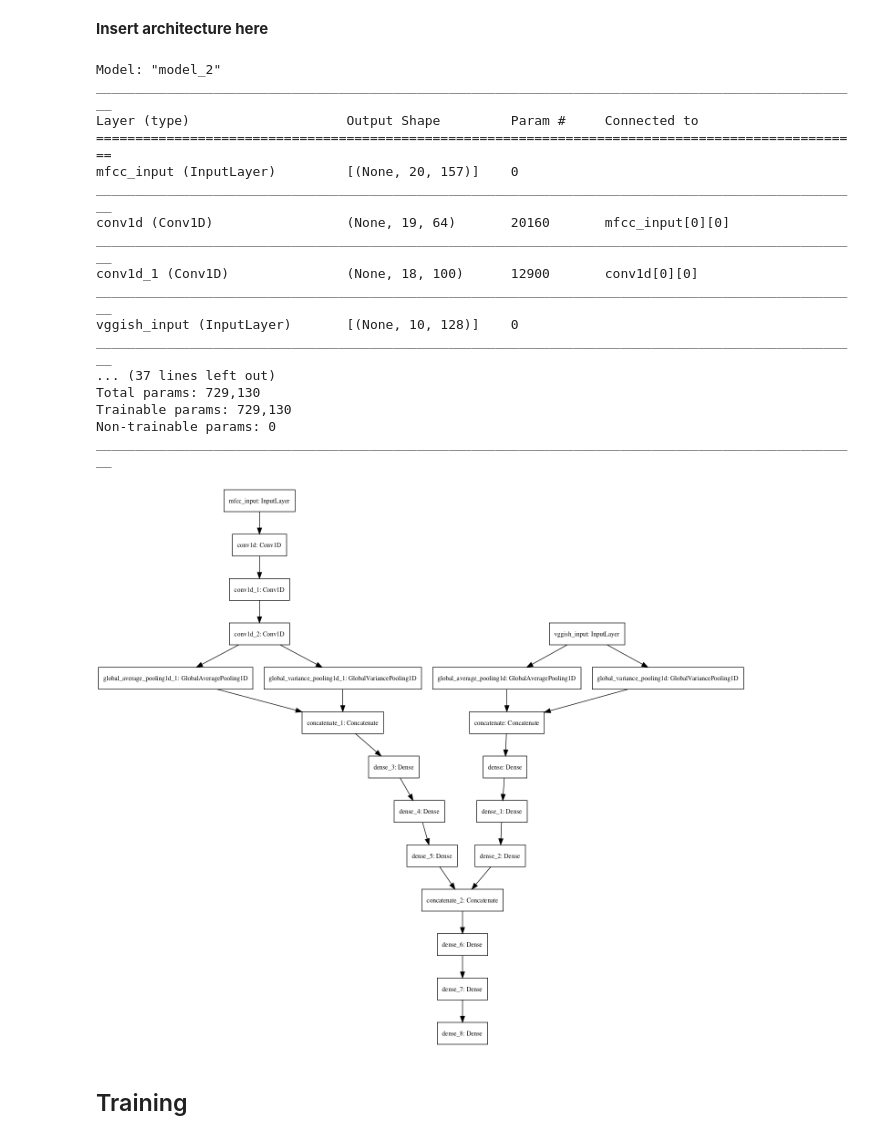
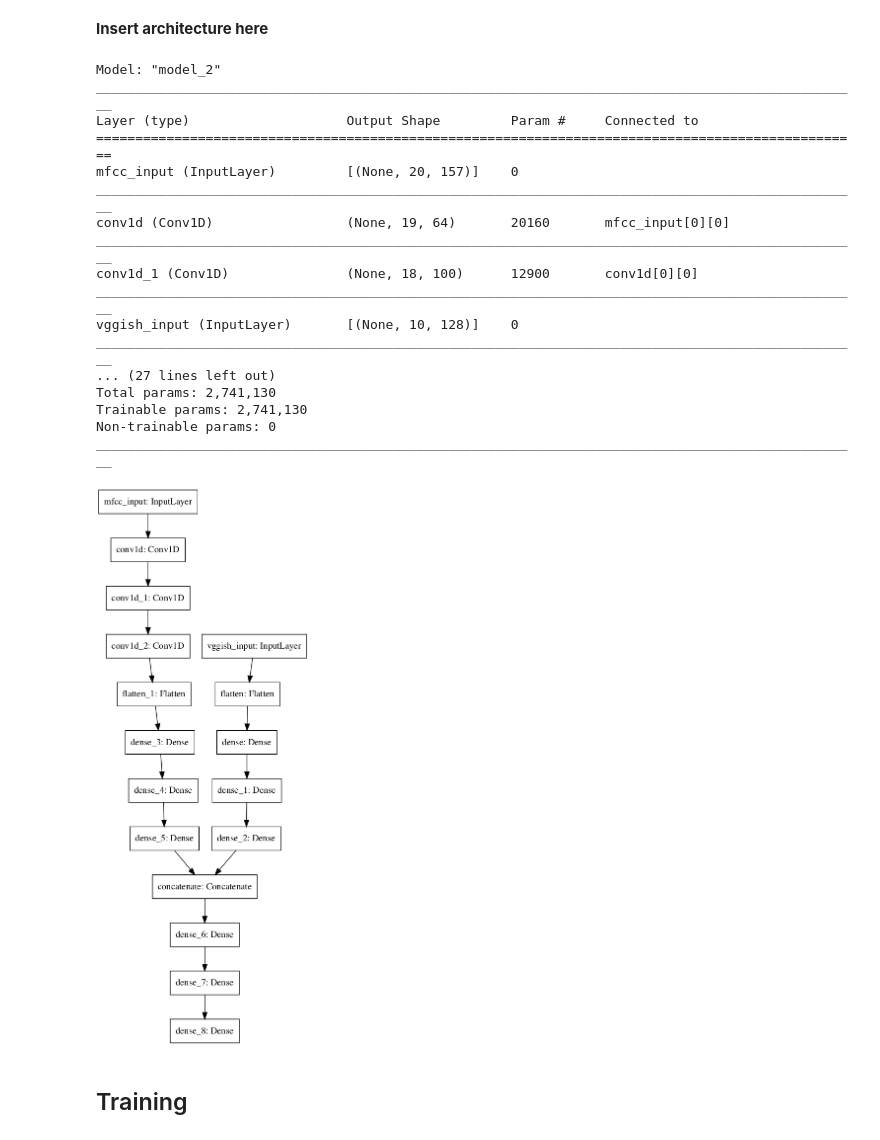
Before and after one commit to elilaird/CS83212-Advanced-Neural-Networks, a Jupyter notebook: Multi-Modal-Task/lab_3_report.ipynb, the cells around one changed output. Saved outputs shown, nothing was run; the diff lists cells and outputs as text; code cells hidden in the pictures.

Commit message:
fixed activations/x-vector

```diff
--- a/Multi-Modal-Task/lab_3_report.ipynb
+++ b/Multi-Modal-Task/lab_3_report.ipynb
@@ -351,17 +348,6 @@ from tensorflow.keras.utils import plot_model
 import pydot
 import graphviz
 
-# def create_nn():
-#     inputs = Input(shape=(10, 128), name='vggish_input')
-#     net = Flatten()(inputs)
-#     net = Dense(500, activation='relu')(net)
-#     net = Dense(250, activation='relu')(net)
-#     net = Dense(100, activation='relu')(net)
-
-#     model = Model(inputs, net)
-
-#     return model
-
 
 class GlobalVariancePooling1D(Layer):
     def __init__(self, **kwargs):
@@ -370,11 +356,14 @@ class GlobalVariancePooling1D(Layer):
     def call(self, x):
         return K.var(x, axis=1)
 
-def create_nn_x_vec():
+def create_nn(x_vec=False):
     inputs = Input(shape=(10, 128), name='vggish_input')
-    gap = GlobalAveragePooling1D()(inputs)
-    gvp = GlobalVariancePooling1D()(inputs)
-    net = concatenate([gap, gvp])
+    if x_vec:
+        gap = GlobalAveragePooling1D()(inputs)
+        gvp = GlobalVariancePooling1D()(inputs)
+        net = concatenate([gap, gvp])
+    else:
+        net = Flatten()(inputs)
     net = Dense(500, activation='relu')(net)
     net = Dense(250, activation='relu')(net)
     net = Dense(100, activation='relu')(net)
@@ -384,14 +373,17 @@ def create_nn_x_vec():
     return model
 
 
-def create_mfcc_nn():
+def create_mfcc_nn(x_vec=False):
     inputs = Input(shape=(20, 157), name='mfcc_input')
-    conv1 = Conv1D(filters=64, kernel_size=2, input_shape=(20,157))(inputs)
-    conv2 = Conv1D(filters=100, kernel_size=2)(conv1)
-    conv3 = Conv1D(filters=200, kernel_size=2)(conv2)
-    gap = GlobalAveragePooling1D()(conv3)
-    gvp = GlobalVariancePooling1D()(conv3)
-    net = concatenate([gap, gvp])
+    conv1 = Conv1D(filters=64, kernel_size=2, input_shape=(20,157), activation='relu')(inputs)
+    conv2 = Conv1D(filters=100, kernel_size=2, activation='relu')(conv1)
+    conv3 = Conv1D(filters=200, kernel_size=2, activation='relu')(conv2)
+    if x_vec:
+        gap = GlobalAveragePooling1D()(conv3)
+        gvp = GlobalVariancePooling1D()(conv3)
+        net = concatenate([gap, gvp])
+    else:
+        net = Flatten()(conv3)
     net = Dense(500, activation='relu')(net)
     net = Dense(250, activation='relu')(net)
     net = Dense(100, activation='relu')(net)
@@ -401,9 +393,9 @@ def create_mfcc_nn():
 
     return model
 
-def create_multi_modal_nn():
-    m1 = create_nn_x_vec()
-    m2 = create_mfcc_nn()
+def create_multi_modal_nn(x_vec=False):
+    m1 = create_nn(x_vec)
+    m2 = create_mfcc_nn(x_vec)
 
 
     net = tf.keras.layers.Concatenate()([m1.output, m2.output])
@@ -412,37 +404,37 @@ def create_multi_modal_nn():
     output = Dense(20, activation='linear')(net)
 
     model = Model(inputs=[m1.input, m2.input], outputs=[output])
 
     adam = Adam(1e-4)
     model.compile(loss='mse', optimizer=adam, metrics=['mse', 'mae'])
 
     return model
 
 
 
 multi_modal_nn = create_multi_modal_nn()
 multi_modal_nn.summary()
 
 plot_model(multi_modal_nn)
 # %% [output]
 Model: "model_2"
 __________________________________________________________________________________________________
 Layer (type)                    Output Shape         Param #     Connected to
 ==================================================================================================
 mfcc_input (InputLayer)         [(None, 20, 157)]    0
 __________________________________________________________________________________________________
 conv1d (Conv1D)                 (None, 19, 64)       20160       mfcc_input[0][0]
 __________________________________________________________________________________________________
 conv1d_1 (Conv1D)               (None, 18, 100)      12900       conv1d[0][0]
 __________________________________________________________________________________________________
 vggish_input (InputLayer)       [(None, 10, 128)]    0
 __________________________________________________________________________________________________
-... (37 lines left out)
-Total params: 729,130
-Trainable params: 729,130
+... (27 lines left out)
+Total params: 2,741,130
+Trainable params: 2,741,130
 Non-trainable params: 0
 __________________________________________________________________________________________________
-[figure, old version]
+[figure, new version]
 # %% [markdown]
 ## Training
 # %%
```
Also changed, not shown: parts of 33 cells of this notebook, 3 other files.
